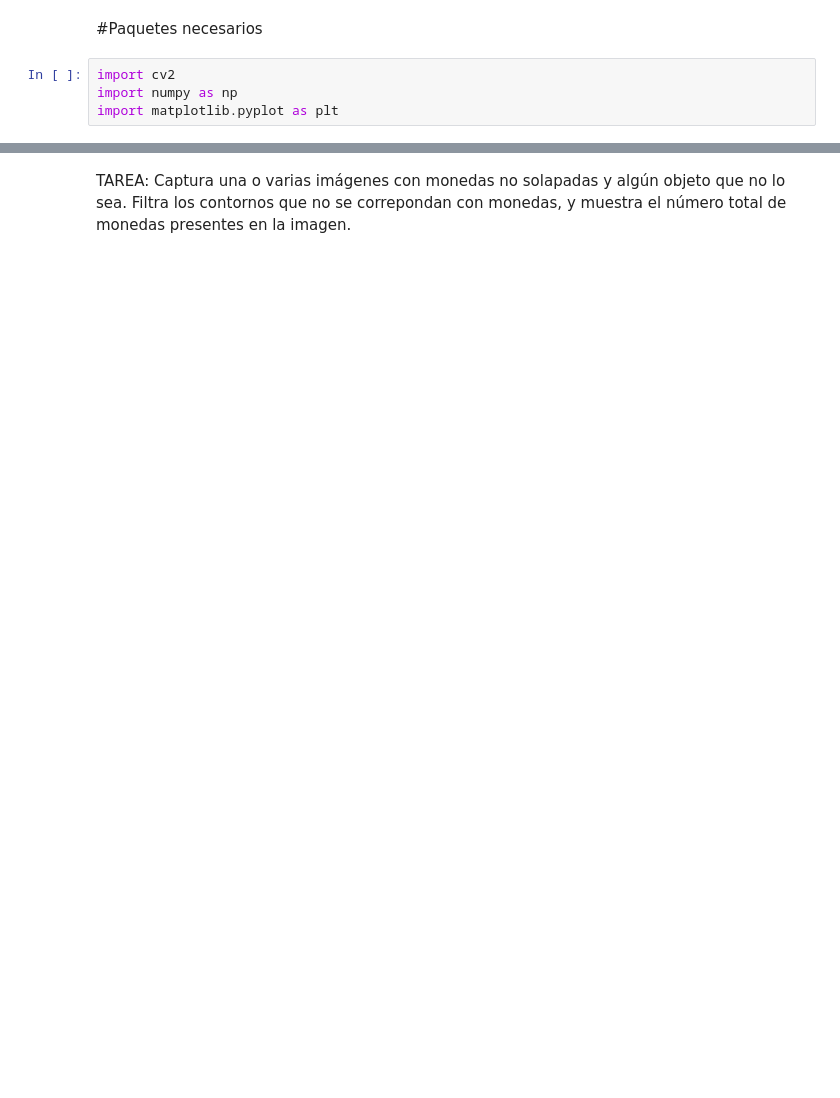
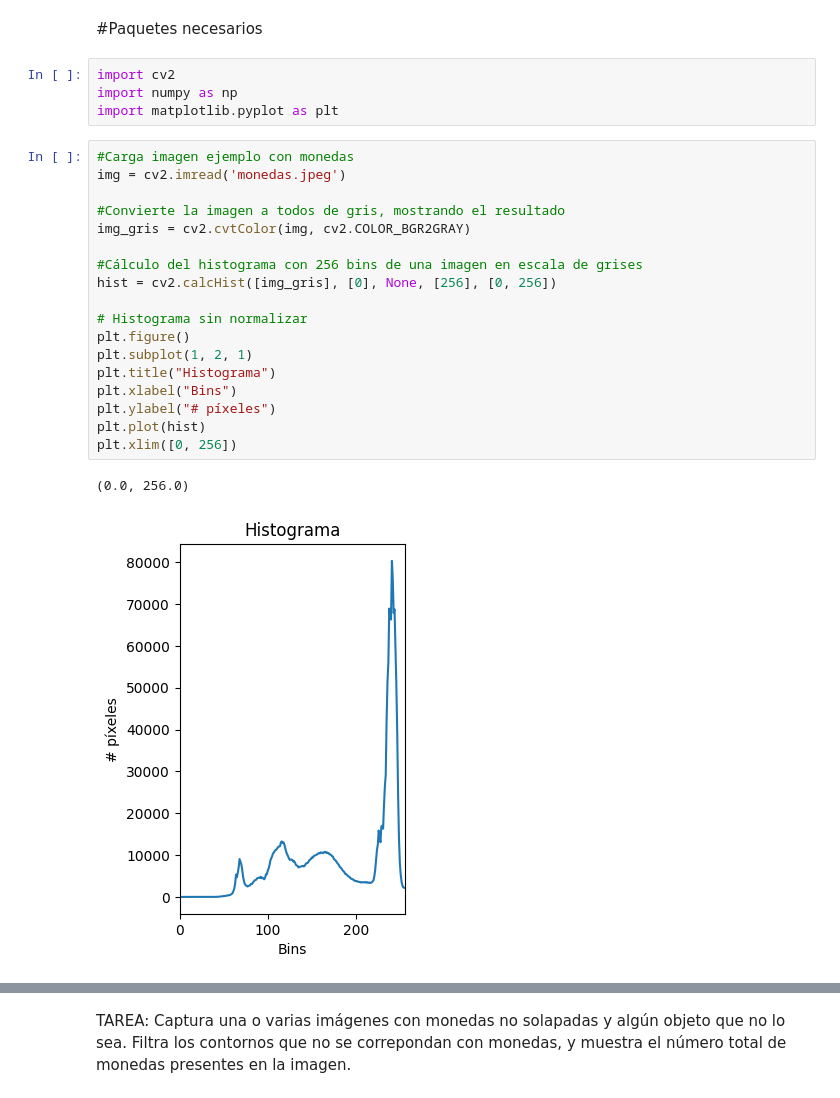
Before and after one commit to EmilioDeniz/VC_P3, a Jupyter notebook: VC_P3.ipynb, the cells around one changed output, grey strips where cells are left out. Saved outputs shown, nothing was run; the diff lists cells and outputs as text; blank space fills up the shorter version.

```diff
--- a/VC_P3.ipynb
+++ b/VC_P3.ipynb
@@ -4,3 +4,24 @@
 import cv2
 import numpy as np
 import matplotlib.pyplot as plt
+# %%
+#Carga imagen ejemplo con monedas
+img = cv2.imread('monedas.jpeg')
+
+#Convierte la imagen a todos de gris, mostrando el resultado
+img_gris = cv2.cvtColor(img, cv2.COLOR_BGR2GRAY)
+
+#Cálculo del histograma con 256 bins de una imagen en escala de grises
+hist = cv2.calcHist([img_gris], [0], None, [256], [0, 256])
+
+# Histograma sin normalizar
+plt.figure()
+plt.subplot(1, 2, 1)
+plt.title("Histograma")
+plt.xlabel("Bins")
+plt.ylabel("# píxeles")
+plt.plot(hist)
+plt.xlim([0, 256])
+# %% [output]
+(0.0, 256.0)
+[figure, added]
```
Also changed, not shown: parts of 3 cells of this notebook, 8 other files.
